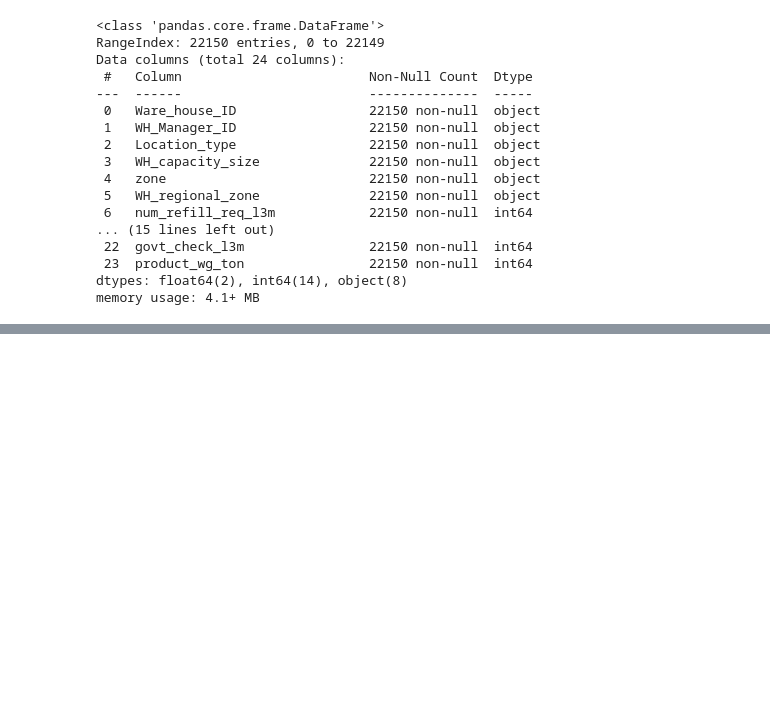
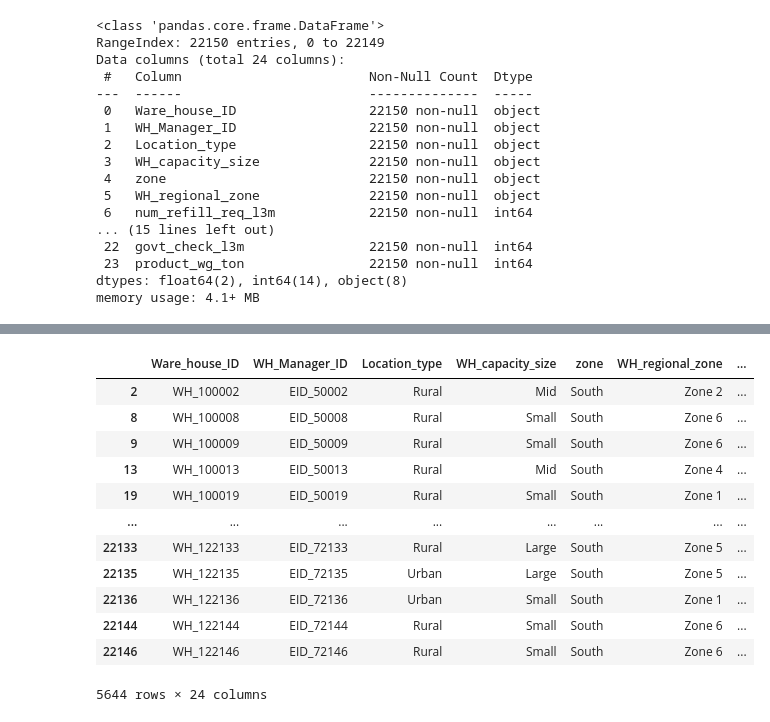
Before and after one commit to vikasmishra0921/SupplyChain, a Jupyter notebook: model.ipynb, the cells around one changed output, grey strips where cells are left out. Saved outputs shown, nothing was run; the diff lists cells and outputs as text; code cells hidden in the pictures; blank space fills up the shorter version.

```diff
--- a/model.ipynb
+++ b/model.ipynb
@@ -79,0 +217,18 @@ df['approved_wh_govt_certificate'].fillna(df['approved_wh_govt_certificate'].mod
+# %%
+#evaluate the data for south zone
+southzone= df[df['zone'] == 'South']
+southzone
+# %% [output]
+|  | Ware_house_ID | WH_Manager_ID | Location_type | WH_capacity_size | zone | WH_regional_zone | ... |
+| 2 | WH_100002 | EID_50002 | Rural | Mid | South | Zone 2 | ... |
+| 8 | WH_100008 | EID_50008 | Rural | Small | South | Zone 6 | ... |
+| 9 | WH_100009 | EID_50009 | Rural | Small | South | Zone 6 | ... |
+| 13 | WH_100013 | EID_50013 | Rural | Mid | South | Zone 4 | ... |
+| 19 | WH_100019 | EID_50019 | Rural | Small | South | Zone 1 | ... |
+| ... | ... | ... | ... | ... | ... | ... | ... |
+| 22133 | WH_122133 | EID_72133 | Rural | Large | South | Zone 5 | ... |
+| 22135 | WH_122135 | EID_72135 | Urban | Large | South | Zone 5 | ... |
+| 22136 | WH_122136 | EID_72136 | Urban | Small | South | Zone 1 | ... |
+| 22144 | WH_122144 | EID_72144 | Rural | Small | South | Zone 6 | ... |
+| 22146 | WH_122146 | EID_72146 | Rural | Small | South | Zone 6 | ... |
+5644 rows × 24 columns
```
Also changed, not shown: parts of 29 cells of this notebook.
